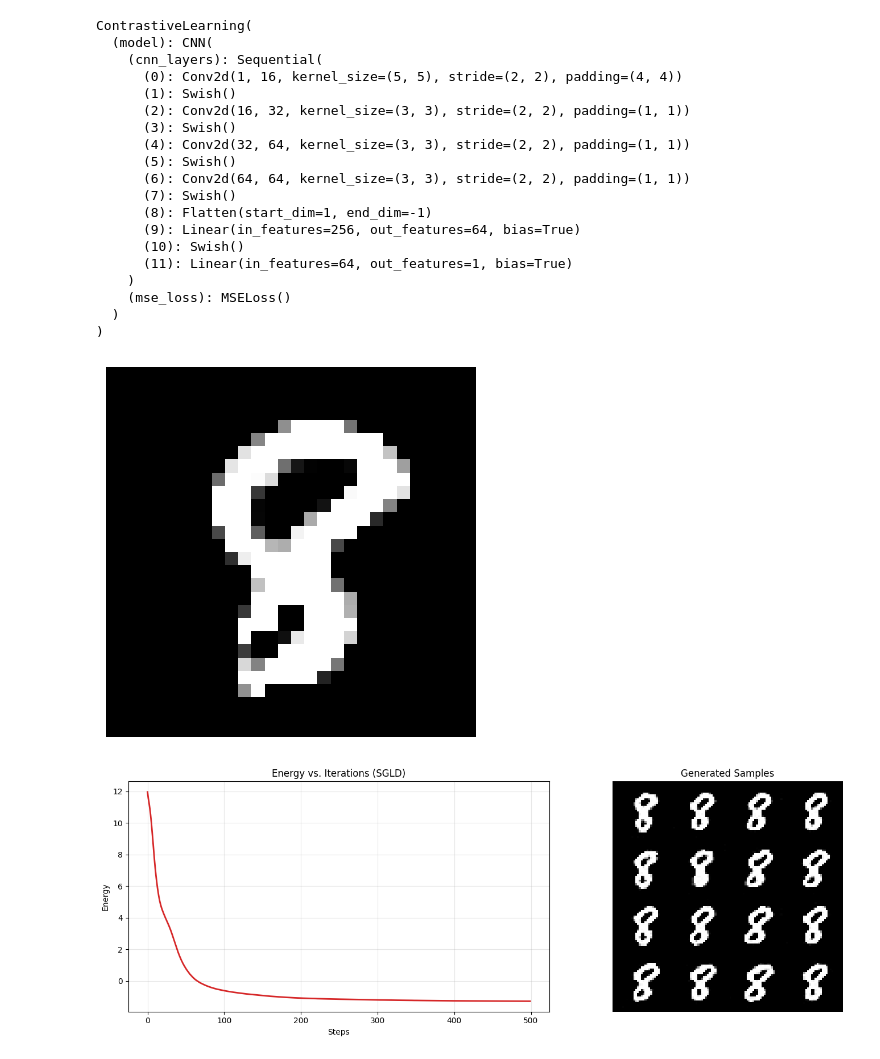
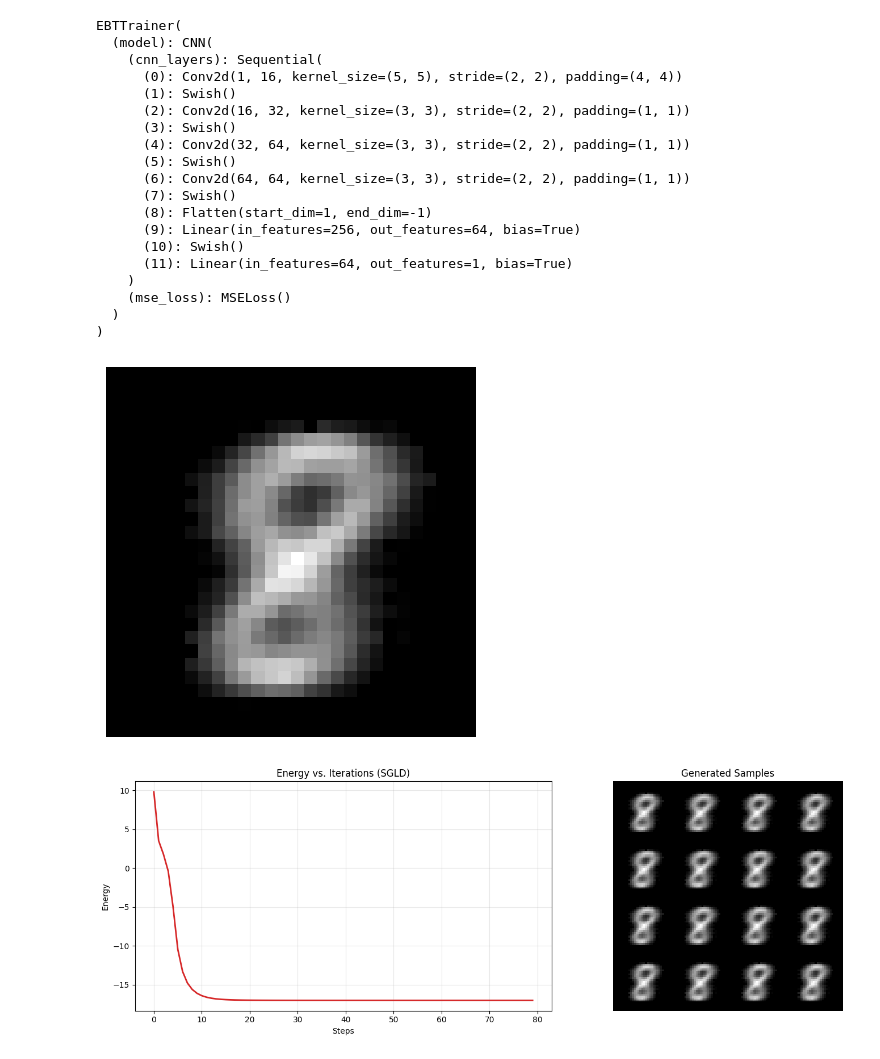
Before and after one commit to Stanford-AI-for-LEAN-Club/lean-ebm, a Jupyter notebook: test.ipynb, the cells around one changed output. Drawn from its saved outputs; the diff is of its cells as text; code cells hidden in the pictures.

```diff
--- a/test.ipynb
+++ b/test.ipynb
@@ -6,12 +7,12 @@ import omegaconf
 import matplotlib.pyplot as plt
 # %%
 conf = omegaconf.OmegaConf.load("./config.yaml")
-model = ContrastiveLearning(CNN(conf), conf)
+model = EBTTrainer(CNN(conf), conf)
 with open("./checkpoints/energy_based_learning.pth", "rb") as f:
     model.load_state_dict(torch.load(f, map_location="mps"))
 model.to("mps")
 # %% [output]
-ContrastiveLearning(
+EBTTrainer(
   (model): CNN(
     (cnn_layers): Sequential(
       (0): Conv2d(1, 16, kernel_size=(5, 5), stride=(2, 2), padding=(4, 4))
@@ -44,7 +45,7 @@ plt.imshow(img, cmap='gray')
 plt.axis('off')
 plt.show()
 # %% [output]
-[figure, old version]
+[figure, new version]
 # %%
 import torchvision
 def plot_results(samples, energy_history):
@@ -55,33 +56,33 @@ def plot_results(samples, energy_history):
 
     # Plot Energy Curve
     ax[0].plot(energy_history, color='tab:red', linewidth=2)
     ax[0].set_title("Energy vs. Iterations (SGLD)")
     ax[0].set_xlabel("Steps")
     ax[0].set_ylabel("Energy")
     ax[0].grid(True, alpha=0.3)
 
     # Plot Image Grid
     ax[1].set_title("Generated Samples")
     # Rescale from [-1, 1] to [0, 1] for visualization
     grid_img = torchvision.utils.make_grid(samples, nrow=4, normalize=True, padding=2)
     img_np = grid_img.permute(1, 2, 0).cpu().numpy()
     ax[1].imshow(img_np)
     ax[1].axis('off')
 
     plt.tight_layout()
     plt.show()
 
 # Example Usage:
 # samples, energies = my_model.sample_with_energy_track(steps=60, step_size=10, noise_scale=0.005)
 # plot_results(samples, energies)
 
 samples, energies = model.sample_langevin(
     num_samples=16,
-    steps=500,
+    steps=80,
     step_size=10,
-    noise_scale=0.05,
+    noise_scale=0.00,
     record_energy=True
 )
 plot_results(samples, energies)
 # %% [output]
-[figure, old version]
+[figure, new version]
```
Also changed, not shown: parts of 1 cell of this notebook, 7 other files.
